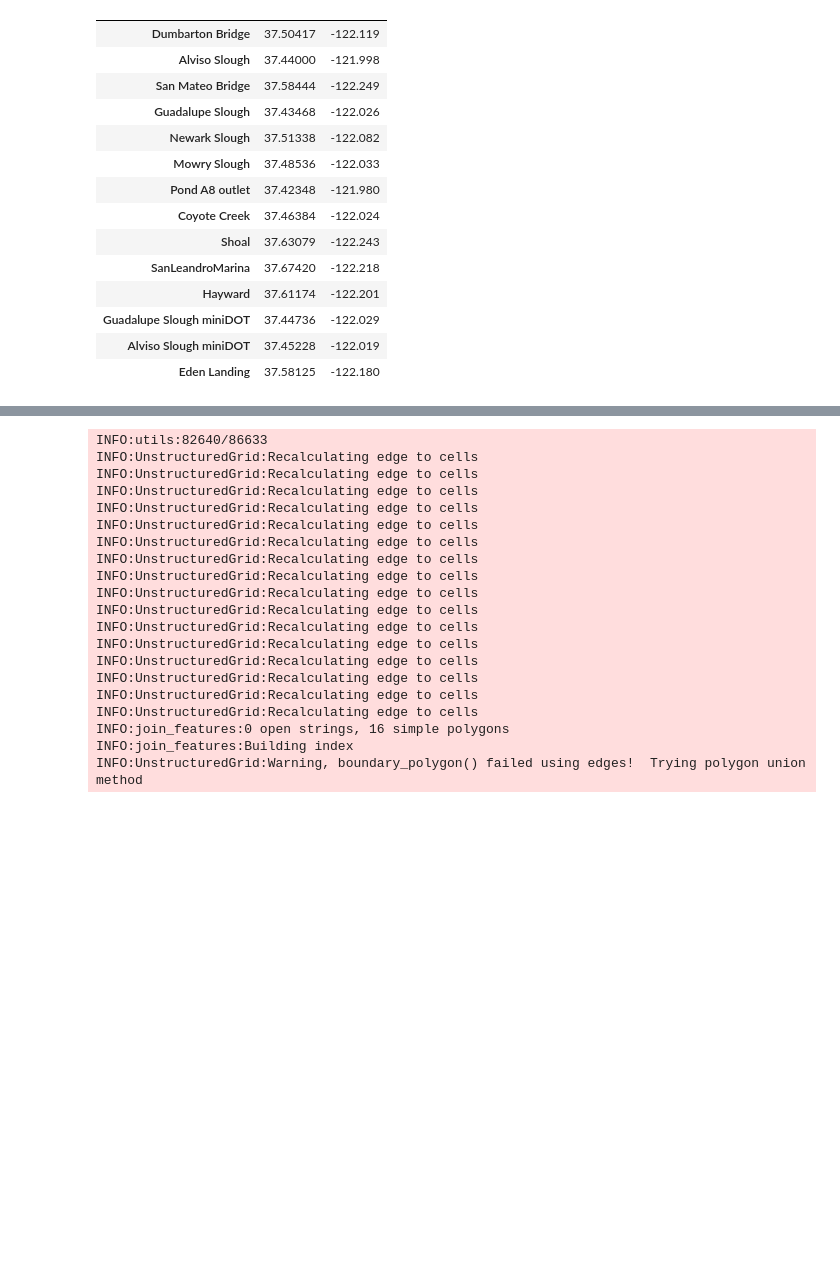
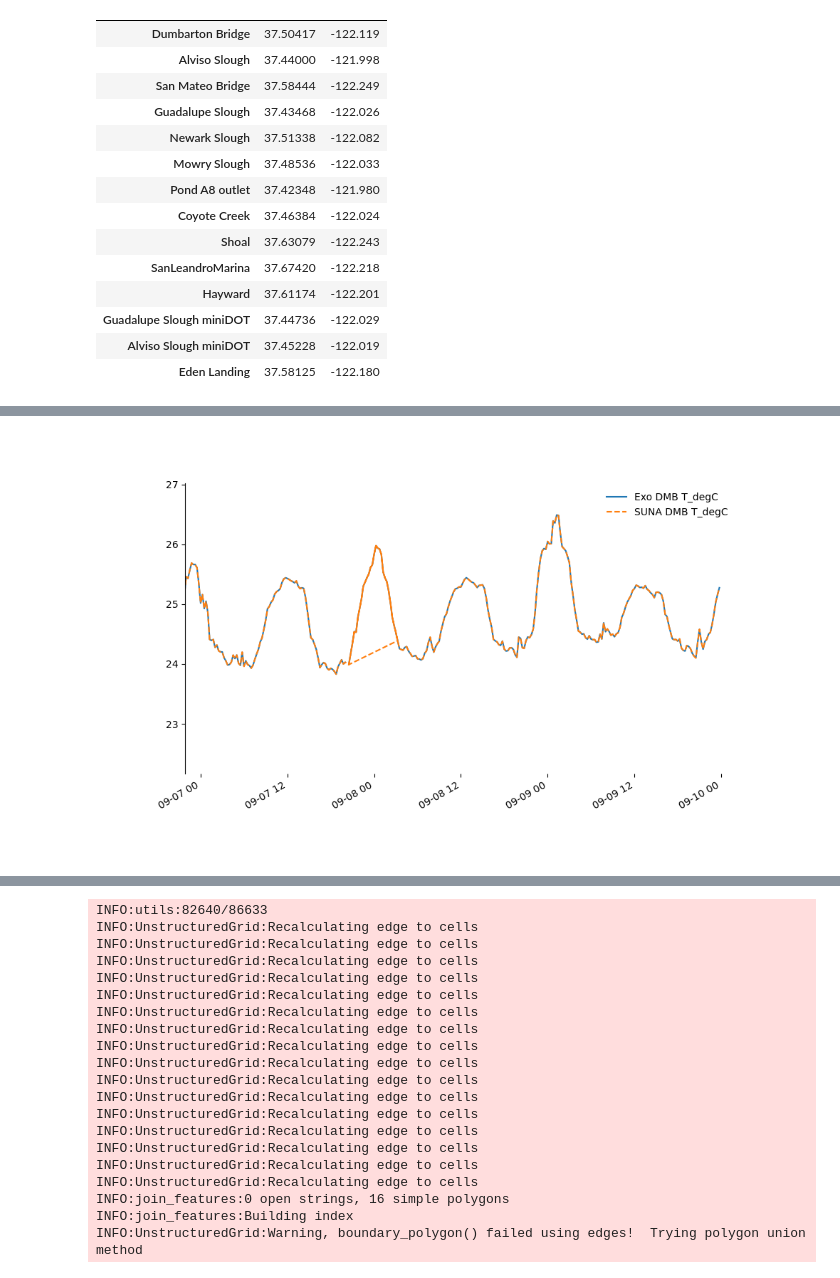
Before and after one commit to rustychris/wy2022_bloom, a Jupyter notebook: bloom_lagrangian_zoop_etal_opt_20260729.ipynb, the cells around one changed output, grey strips where cells are left out. Cells and saved outputs as stored; diff of their text form; code cells hidden in the pictures; blank space fills up the shorter version.

Commit message:
catch up, suna data

```diff
--- a/bloom_lagrangian_zoop_etal_opt_20260729.ipynb
+++ b/bloom_lagrangian_zoop_etal_opt_20260729.ipynb
@@ -103,0 +158,79 @@ df_mooring = df_SHL
+# %%
+# Minor bit of dev for bringing SUNA data in
+# Based on the column names in the CSVs we should need a +8h shift to get to UTC to
+# match load_mooring(). In load_mooring() the times are written as PST *with a timezone*
+# which is parsed as such, and the internal time is automatically shifted to the correct
+# UTC.
+# Assume that DMB is mostly correct. There is a period where DMB needed extra shifting, which
+# is now baked into load_mooring() and we have solid agreement between DMB's EXO and SUNA
+# with that shift of the EXO in place, shifting the DMB SUNA data based on the
+# advertised PST leads to good agreement in salinity and temperature time series.
+
+# Either
+# (A) SHL SUNA is almost already in UTC, just needs 1h more shift, or
+# (B) SHL Exo is in PDT
+
+# Comparing SHL and DMB salinity signal is not useful. Maybe temperature?
+
+
+# def load_and_merge_suna(df, suna_fn)
+# These files have a ts_pst column, and entries that do *not* mention time zone
+#dmb_suna_df=pd.read_csv("data_suna/DMB_ALL_2026_07_02.csv")
+#shl_suna_df = pd.read_csv("data_suna/SHL_ALL_2026_08_14.csv")
+
+#for suna_df in [dmb_suna_df, shl_suna_df]:
+#    if suna_df is dmb_suna_df:
+#        t_offset = np.timedelta64(8,'h')
+#    else:
+#        t_offset = np.timedelta64(9,'h') # Strange, but I think correct.
+#    suna_df['time'] = pd.to_datetime(suna_df['ts_pst']) + t_offset
+#    del suna_df['ts_pst']
+
+
+# Visual inspection of fields:
+# NO3_mgNL is presumably what we want. The other have some large negative swings at times,
+# and the Raw label is scary. Good data coverage at DMB for the bloom period.
+# SHL has a few short periods of missing data. Not bad at all. It does get clipped at zero
+# for some of the time.
+
+
+if 0:
+    # This needs T_degC and S_PSU from SUNA enabled above
+    # Checking time zones:
+    #
+    #fld='S_PSU'
+    fld='T_degC'
+    fig,ax=plt.subplots(figsize=(10,6))
+
+    #ax.plot(shl_suna_df.time, shl_suna_df[fld],label=f"SUNA SHL {fld}")
+    #ax.plot(dmb_suna_df.time, dmb_suna_df[fld],label=f"SUNA DMB {fld}")
+    #ax.plot(df_SHL.time, df_SHL[fld], label=f'Exo SHL {fld}', ls="-")
+    #ax.plot(df_SHL.time, df_SHL[fld+'_suna'], label=f'SUNA SHL {fld}', ls="--")
+    ax.plot(df_DMB.time, df_DMB[fld], label=f'Exo DMB {fld}', ls="-")
+    ax.plot(df_DMB.time, df_DMB[fld+'_suna'], label=f'SUNA DMB {fld}', ls="--")
+
+    # Might as well check the other sites, given how unreliable these were
+    #ax.plot(df_SLM.time, df_SLM[fld], label=f'Exo SLM {fld}')
+    #ax.plot(df_HAY.time, df_HAY[fld], label=f'Exo HAY {fld}',lw=2.5)
+
+    ax.axis(xmin=np.datetime64('2022-08-01'),xmax=np.datetime64('2022-09-10'))
+    #ax.axis(ymin=-0.1,ymax=1.1)
+
+    fig.autofmt_xdate()
+    ax.axhline(0,color='k',lw=0.75, alpha=0.3)
+    ax.spines['top'].set_visible(0)
+    ax.spines['bottom'].set_visible(0)
+    ax.spines['right'].set_visible(0)
+    ax.legend(frameon=0)
+
+    # SUNA Salinity and regular mooring salinity are 180 out of phase.
+    # low tide we get fresh water, but that's also sampling th
+    # Best guess is that ts_pst in the suna data is already UTC
+
+    ax.axis((19241.910153963487, 19245.090206966357, 22.1681266781469, 27.021366269576824))
+
+    # DMB Exo appears to have been serviced 2022-08-24. Before that moment
+    # DMB Exo time seems correct, and afterwards it appears to have lost its
+    # shift, until 2022-09-08 00:00.
+# %% [output]
+[figure, added]
```
Also changed, not shown: parts of 19 cells of this notebook, 19 other files.
